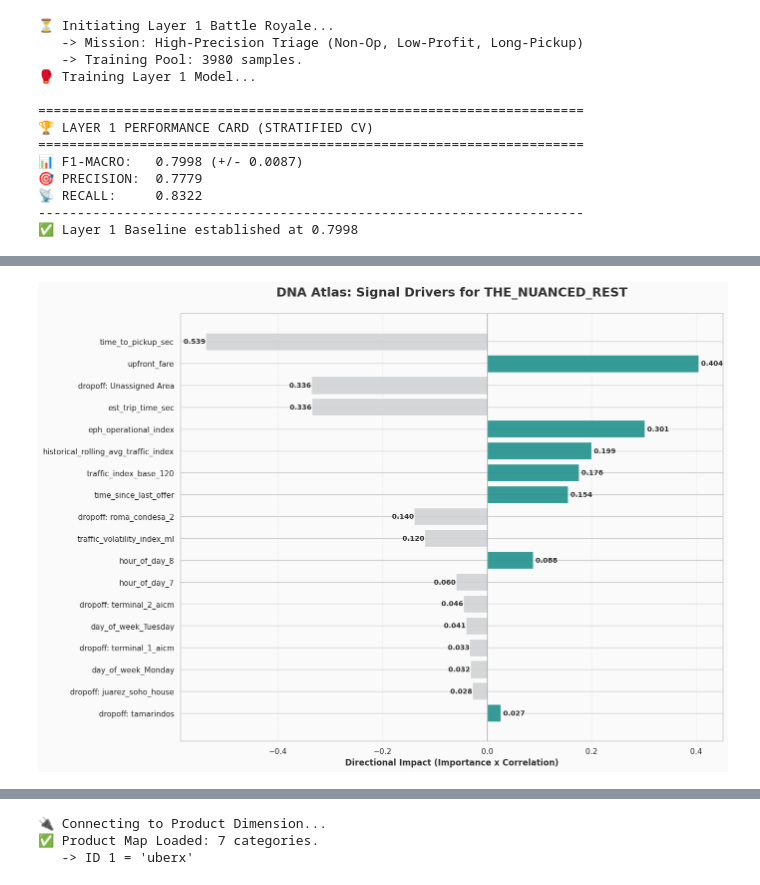
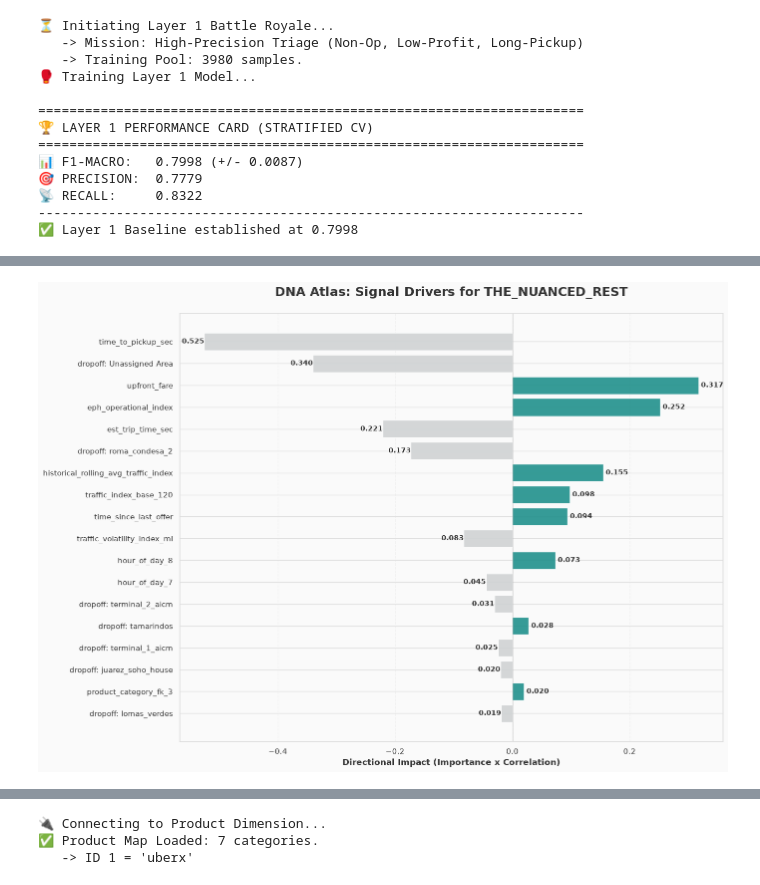
Before and after one commit to WiseExMachina/pienza, a Jupyter notebook: Phase_5_Supervised_ML/0509_WINNER_XGB_cascade_postablation.ipynb, the cells around one changed output, grey strips where cells are left out. Drawn from its saved outputs; the diff is of its cells as text; code cells hidden in the pictures.

```diff
--- a/Phase_5_Supervised_ML/0509_WINNER_XGB_cascade_postablation.ipynb
+++ b/Phase_5_Supervised_ML/0509_WINNER_XGB_cascade_postablation.ipynb
@@ -1490,0 +1360,23 @@ except Exception as e:
+# %%
+print("⏳ Preparando el motor de decisión del Portero...")
+
+# --- 0. AUTO-RECUPERACIÓN DE DATOS (PARCHE SALVAVIDAS) ---
+if 'y_L1_test' not in locals() or 'X_L1_test' not in locals():
+    print("⚙️ Memoria vacía: Rescatando X_L1_test y y_L1_test (Semana 6)...")
+    test_mask = (df_input['week_id'] == 6)
+    X_L1_test = X_L1[test_mask]
+    y_L1_test = y_L1[test_mask]
+
+# --- 0. FIX: GENERATE PROBABILITIES & PREDICTIONS ---
+# Si falta predict_proba o predict normal, los recalcula aquí mismo
+if 'y_probs_L1' not in locals() or 'y_pred_L1' not in locals() or len(y_probs_L1) != len(X_L1_test):
+    print("⚙️ Calculando predict() y predict_proba() para la Capa 1...")
+    y_probs_L1 = model_champion_L1.predict_proba(X_L1_test)
+    y_pred_L1 = model_champion_L1.predict(X_L1_test) # <--- AQUÍ ESTÁ TU FIX
+
+# --- 2. SYNC THE NUANCED INDEX ---
+try:
+    nuanced_idx = np.where(le_L1.classes_ == "THE_NUANCED_REST")[0][0]
+except IndexError:
+    nuanced_idx = IDX_NUANCED if 'IDX_NUANCED' in locals() else 4
+    print(f"⚠️ Usando fallback para nuanced_idx: {nuanced_idx}")
@@ -1708,9 +1825,22 @@ except:
     print("⚠️ Warning: Nuanced label not found. Check le_L1 classes.")
 
 # --- 2. CÁLCULO SHAP ---
+# XGBoost 3.x stores base_score as a vector-string; SHAP calls float() on it and crashes.
+# Patch builtins.float temporarily to extract the first scalar from the vector string.
+import builtins, re as _re
+_orig_float = builtins.float
+def _vec_safe_float(x):
+    if isinstance(x, str) and x.startswith('['):
+        x = _re.search(r'[+-]?[\d.]+(?:E[+-]?\d+)?', x).group()
+    return _orig_float(x)
+
 if 'explainer_L1' not in locals():
-    explainer_L1 = shap.TreeExplainer(target_model)
-    shap_values_L1 = explainer_L1.shap_values(target_data, check_additivity=False)
+    builtins.float = _vec_safe_float
+    try:
+        explainer_L1 = shap.TreeExplainer(target_model)
+        shap_values_L1 = explainer_L1.shap_values(target_data, check_additivity=False)
+    finally:
+        builtins.float = _orig_float
 
 if isinstance(shap_values_L1, list):
     nuanced_shap = shap_values_L1[nuanced_idx]
@@ -1767,3 +1896,3 @@ plt.show()
-[figure, old version]
+[figure, new version]
 # %%
 # ==============================================================================
```
Also changed, not shown: parts of 57 cells of this notebook.
